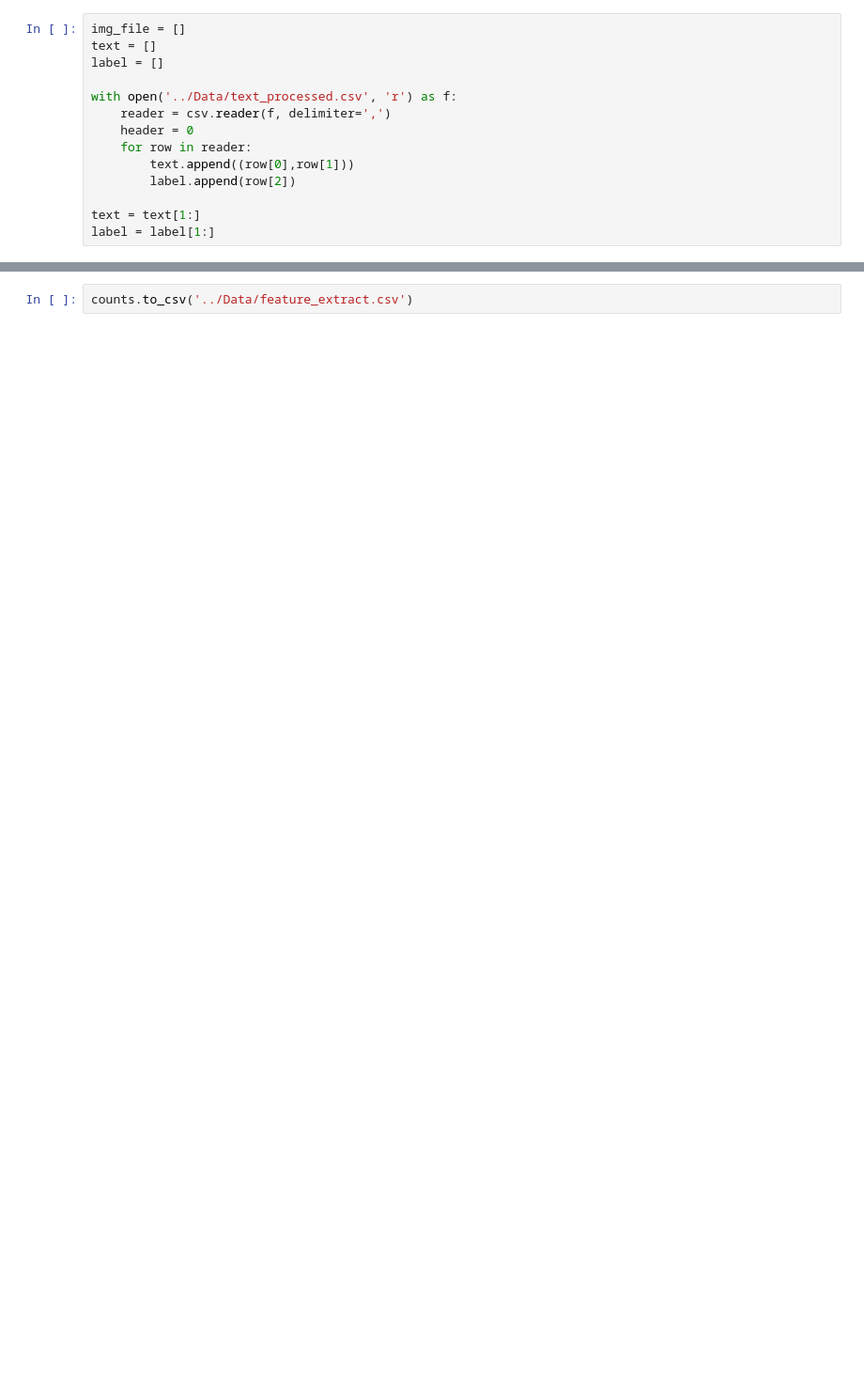
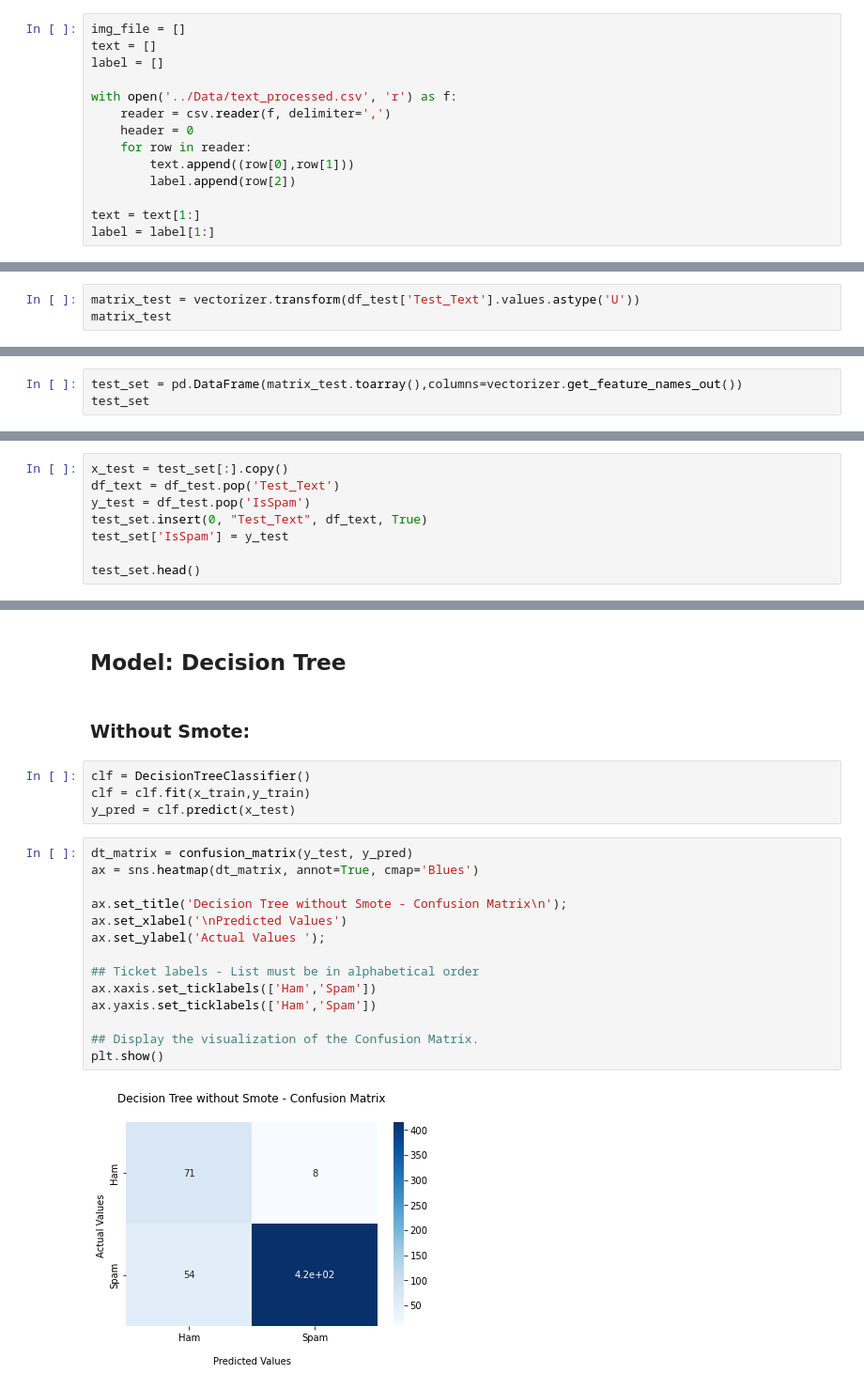
Before and after one commit to CS180-Any-Name/MailSweeper, a Jupyter notebook: Code/FeatureExtraction.ipynb, the cells around one changed output, grey strips where cells are left out. Shown at 94% size. Drawn from its saved outputs; the diff is of its cells as text; blank space fills up the shorter version.

Commit message:
Modelling

```diff
--- a/Code/FeatureExtraction.ipynb
+++ b/Code/FeatureExtraction.ipynb
@@ -101,0 +132,3 @@ counts.head()
+# %%
+matrix_test = vectorizer.transform(df_test['Test_Text'].values.astype('U'))
+matrix_test
@@ -101,0 +138,3 @@ counts.head()
+# %%
+test_set = pd.DataFrame(matrix_test.toarray(),columns=vectorizer.get_feature_names_out())
+test_set
@@ -101,0 +155,8 @@ counts.head()
+# %%
+x_test = test_set[:].copy()
+df_text = df_test.pop('Test_Text')
+y_test = df_test.pop('IsSpam')
+test_set.insert(0, "Test_Text", df_text, True)
+test_set['IsSpam'] = y_test
+
+test_set.head()
@@ -102,2 +186,24 @@ counts.head()
+# %% [markdown]
+## Model: Decision Tree
+# %% [markdown]
+### Without Smote:
 # %%
-counts.to_csv('../Data/feature_extract.csv')
+clf = DecisionTreeClassifier()
+clf = clf.fit(x_train,y_train)
+y_pred = clf.predict(x_test)
+# %%
+dt_matrix = confusion_matrix(y_test, y_pred)
+ax = sns.heatmap(dt_matrix, annot=True, cmap='Blues')
+
+ax.set_title('Decision Tree without Smote - Confusion Matrix\n');
+ax.set_xlabel('\nPredicted Values')
+ax.set_ylabel('Actual Values ');
+
+## Ticket labels - List must be in alphabetical order
+ax.xaxis.set_ticklabels(['Ham','Spam'])
+ax.yaxis.set_ticklabels(['Ham','Spam'])
+
+## Display the visualization of the Confusion Matrix.
+plt.show()
+# %% [output]
+[figure, added]
```
Also changed, not shown: parts of 36 cells of this notebook, 4 other files.
